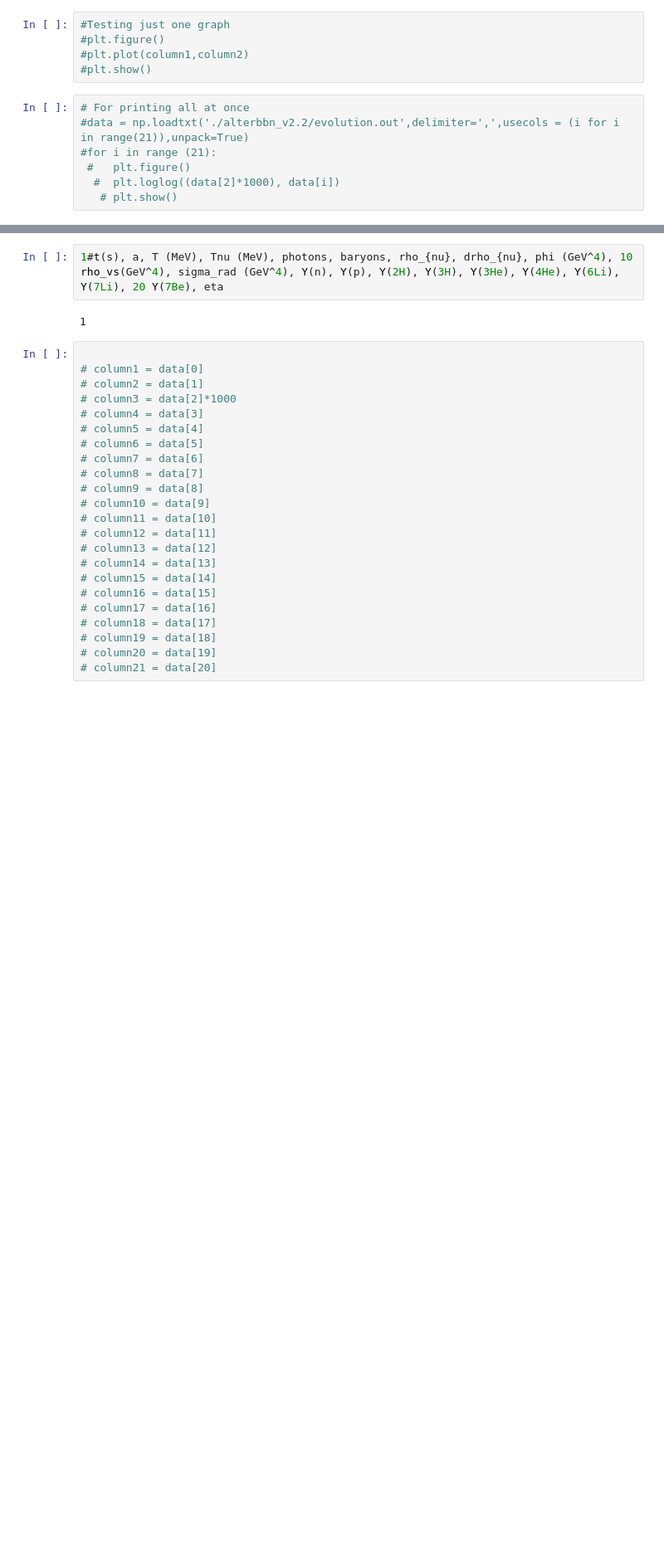
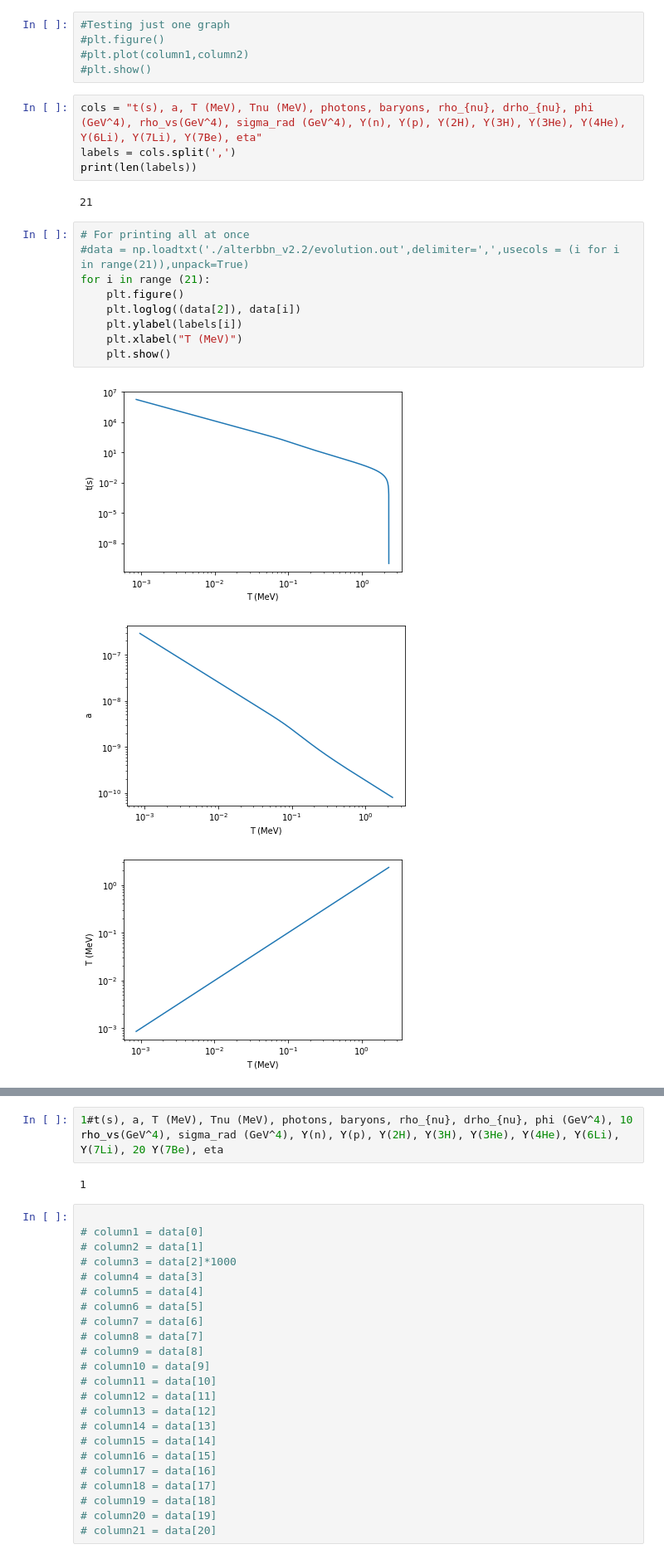
Before and after one commit to nuLABatUSD/BBN_models, a Jupyter notebook: EvolutionGraphs.ipynb, the cells around one changed output, grey strips where cells are left out. Shown at 83% size. Saved outputs shown, nothing was run; the diff lists cells and outputs as text; blank space fills up the shorter version.

```diff
--- a/EvolutionGraphs.ipynb
+++ b/EvolutionGraphs.ipynb
@@ -21,10 +34,22 @@ import pandas as pd
 #plt.figure()
 #plt.plot(column1,column2)
 #plt.show()
+# %%
+cols = "t(s), a, T (MeV), Tnu (MeV), photons, baryons, rho_{nu}, drho_{nu}, phi (GeV^4), rho_vs(GeV^4), sigma_rad (GeV^4), Y(n), Y(p), Y(2H), Y(3H), Y(3He), Y(4He), Y(6Li), Y(7Li), Y(7Be), eta"
+labels = cols.split(',')
+print(len(labels))
+# %% [output]
+21
 # %%
 # For printing all at once
 #data = np.loadtxt('./alterbbn_v2.2/evolution.out',delimiter=',',usecols = (i for i in range(21)),unpack=True)
-#for i in range (21):
- #   plt.figure()
-  #  plt.loglog((data[2]*1000), data[i])
-   # plt.show()
+for i in range (21):
+    plt.figure()
+    plt.loglog((data[2]), data[i])
+    plt.ylabel(labels[i])
+    plt.xlabel("T (MeV)")
+    plt.show()
+# %% [output]
+[figure, added]
+[figure, added]
+[figure, added]
```
Also changed, not shown: parts of 7 cells of this notebook, 2 other files.
